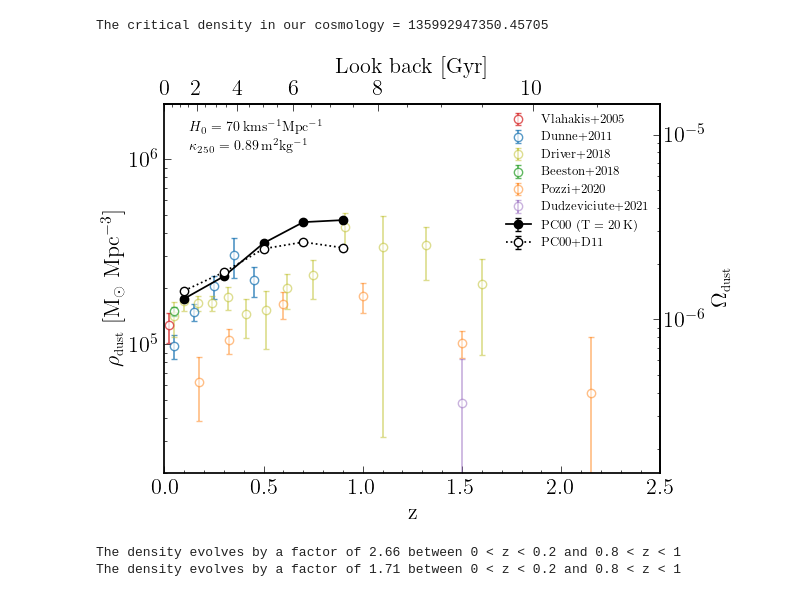
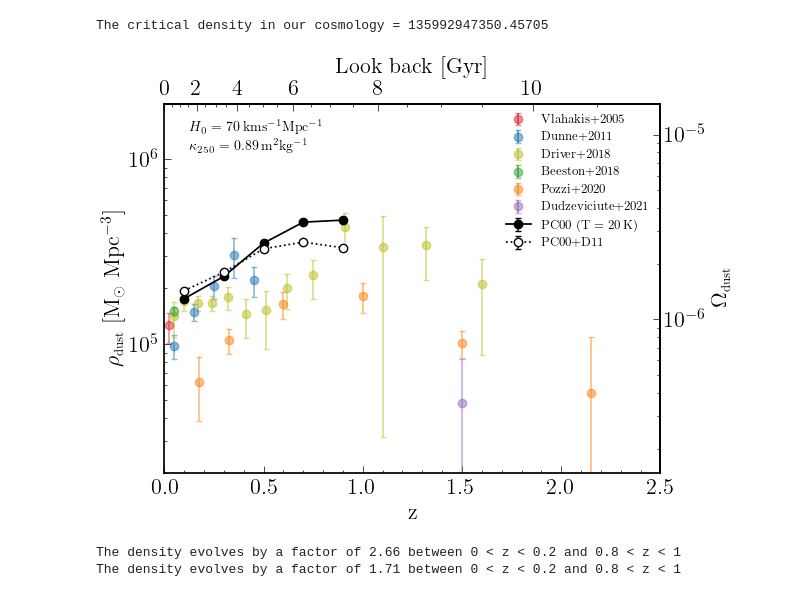
Before and after one commit to BradleyAWard/Thesis-Chapter-3-Dust-Mass-Functions, a Jupyter notebook: SGP_DMFs.ipynb, the cells around one changed output. Drawn from its saved outputs; the diff is of its cells as text; code cells hidden in the pictures.

```diff
--- a/SGP_DMFs.ipynb
+++ b/SGP_DMFs.ipynb
@@ -568,19 +635,19 @@ z_range = np.linspace(0,3,1000)
 fig, ax = plt.subplots()
 
 # Vlahakis et al., 2005
-ax.errorbar(literature_h70_k089['Vlahakis+2005']['z_bin_centers'], literature_h70_k089['Vlahakis+2005']['logm_star'], xerr=np.diff(literature_h70_k089['Vlahakis+2005']['z_bins'])/2, yerr=(literature_h70_k089['Vlahakis+2005']['logm_star']-literature_h70_k089['Vlahakis+2005']['logm_star_low'], literature_h70_k089['Vlahakis+2005']['logm_star_high']-literature_h70_k089['Vlahakis+2005']['logm_star']), fmt='o', c='tab:red', alpha=0.75, label='Vlahakis+2005')
+ax.errorbar(literature_h70_k089['Vlahakis+2005']['z_bin_centers'], literature_h70_k089['Vlahakis+2005']['logm_star'], xerr=np.diff(literature_h70_k089['Vlahakis+2005']['z_bins'])/2, yerr=(literature_h70_k089['Vlahakis+2005']['logm_star']-literature_h70_k089['Vlahakis+2005']['logm_star_low'], literature_h70_k089['Vlahakis+2005']['logm_star_high']-literature_h70_k089['Vlahakis+2005']['logm_star']), fmt='o', c='tab:red', mfc='tab:red', alpha=0.5, label='Vlahakis+2005')
 
 # Dunne et al., 2011
-ax.errorbar(literature_h70_k089['Dunne+2011']['z_bin_centers'], literature_h70_k089['Dunne+2011']['logm_star'], xerr=np.diff(literature_h70_k089['Dunne+2011']['z_bins'])/2, yerr=(literature_h70_k089['Dunne+2011']['logm_star']-literature_h70_k089['Dunne+2011']['logm_star_low'], literature_h70_k089['Dunne+2011']['logm_star_high']-literature_h70_k089['Dunne+2011']['logm_star']), fmt='o', c='tab:blue', alpha=0.75, label='Dunne+2011')
+ax.errorbar(literature_h70_k089['Dunne+2011']['z_bin_centers'], literature_h70_k089['Dunne+2011']['logm_star'], xerr=np.diff(literature_h70_k089['Dunne+2011']['z_bins'])/2, yerr=(literature_h70_k089['Dunne+2011']['logm_star']-literature_h70_k089['Dunne+2011']['logm_star_low'], literature_h70_k089['Dunne+2011']['logm_star_high']-literature_h70_k089['Dunne+2011']['logm_star']), fmt='o', c='tab:blue', mfc='tab:blue', alpha=0.5, label='Dunne+2011')
 
 # Beeston et al., 2018
-ax.errorbar(literature_h70_k089['Beeston+2018']['z_bin_centers'], literature_h70_k089['Beeston+2018']['logm_star'], xerr=np.diff(literature_h70_k089['Beeston+2018']['z_bins'])/2, yerr=(literature_h70_k089['Beeston+2018']['logm_star']-literature_h70_k089['Beeston+2018']['logm_star_low'], literature_h70_k089['Beeston+2018']['logm_star_high']-literature_h70_k089['Beeston+2018']['logm_star']), fmt='o', c='tab:green', alpha=0.75, label='Beeston+2018')
+ax.errorbar(literature_h70_k089['Beeston+2018']['z_bin_centers'], literature_h70_k089['Beeston+2018']['logm_star'], xerr=np.diff(literature_h70_k089['Beeston+2018']['z_bins'])/2, yerr=(literature_h70_k089['Beeston+2018']['logm_star']-literature_h70_k089['Beeston+2018']['logm_star_low'], literature_h70_k089['Beeston+2018']['logm_star_high']-literature_h70_k089['Beeston+2018']['logm_star']), fmt='o', c='tab:green', mfc='tab:green', alpha=0.5, label='Beeston+2018')
 
 # Pozzi et al., 2020
-ax.errorbar(literature_h70_k089['Pozzi+2020']['z_bin_centers'], literature_h70_k089['Pozzi+2020']['logm_star'], xerr=np.diff(literature_h70_k089['Pozzi+2020']['z_bins'])/2, yerr=(literature_h70_k089['Pozzi+2020']['logm_star']-literature_h70_k089['Pozzi+2020']['logm_star_low'], literature_h70_k089['Pozzi+2020']['logm_star_high']-literature_h70_k089['Pozzi+2020']['logm_star']), fmt='o', c='tab:orange', alpha=0.75, label='Pozzi+2020')
+ax.errorbar(literature_h70_k089['Pozzi+2020']['z_bin_centers'], literature_h70_k089['Pozzi+2020']['logm_star'], xerr=np.diff(literature_h70_k089['Pozzi+2020']['z_bins'])/2, yerr=(literature_h70_k089['Pozzi+2020']['logm_star']-literature_h70_k089['Pozzi+2020']['logm_star_low'], literature_h70_k089['Pozzi+2020']['logm_star_high']-literature_h70_k089['Pozzi+2020']['logm_star']), fmt='o', c='tab:orange', mfc='tab:orange', alpha=0.5, label='Pozzi+2020')
 
 # Dudzeviciute et al., 2021
-ax.errorbar(literature_h70_k089['Dudzeviciute+2021']['z_bin_centers'], literature_h70_k089['Dudzeviciute+2021']['logm_star'], xerr=0.5, yerr=(literature_h70_k089['Dudzeviciute+2021']['logm_star']-literature_h70_k089['Dudzeviciute+2021']['logm_star_low'], literature_h70_k089['Dudzeviciute+2021']['logm_star_high']-literature_h70_k089['Dudzeviciute+2021']['logm_star']), fmt='o', c='tab:purple', alpha=0.75, label='Dudzeviciute+2021')
+ax.errorbar(literature_h70_k089['Dudzeviciute+2021']['z_bin_centers'], literature_h70_k089['Dudzeviciute+2021']['logm_star'], xerr=0.5, yerr=(literature_h70_k089['Dudzeviciute+2021']['logm_star']-literature_h70_k089['Dudzeviciute+2021']['logm_star_low'], literature_h70_k089['Dudzeviciute+2021']['logm_star_high']-literature_h70_k089['Dudzeviciute+2021']['logm_star']), fmt='o', c='tab:purple', mfc='tab:purple', alpha=0.5, label='Dudzeviciute+2021')
 
 # Error bars for SGP models
 ax.errorbar(SGP_pc00_t20['z_bin_centers'], results_pc00_t20['logm_star'], xerr=np.diff(z_bins)/2, yerr=(results_pc00_t20['logm_star']-results_pc00_t20['logm_star_low'], results_pc00_t20['logm_star_high']-results_pc00_t20['logm_star']), fmt='o', mfc='k', c='k', label=r'PC00 (T = 20\,K)')
@@ -670,52 +737,52 @@ The critical density in our cosmology = 135992947350.45705
 fig, ax = plt.subplots()
 
 # Vlahakis et al., 2005
-ax.errorbar(literature_h70_k089['Vlahakis+2005']['z_bin_centers'], literature_h70_k089['Vlahakis+2005']['dmd'], yerr=(literature_h70_k089['Vlahakis+2005']['dmd_high']-literature_h70_k089['Vlahakis+2005']['dmd'], literature_h70_k089['Vlahakis+2005']['dmd']-literature_h70_k089['Vlahakis+2005']['dmd_low']), fmt='o', c='tab:red', label='Vlahakis+2005', alpha=0.75)
+ax.errorbar(literature_h70_k089['Vlahakis+2005']['z_bin_centers'], literature_h70_k089['Vlahakis+2005']['dmd'], yerr=(literature_h70_k089['Vlahakis+2005']['dmd_high']-literature_h70_k089['Vlahakis+2005']['dmd'], literature_h70_k089['Vlahakis+2005']['dmd']-literature_h70_k089['Vlahakis+2005']['dmd_low']), fmt='o', c='tab:red', mfc='tab:red', label='Vlahakis+2005', alpha=0.5)
 
 # Dunne et al., 2011
-ax.errorbar(literature_h70_k089['Dunne+2011']['z_bin_centers'], literature_h70_k089['Dunne+2011']['dmd'], yerr=(literature_h70_k089['Dunne+2011']['dmd_high']-literature_h70_k089['Dunne+2011']['dmd'], literature_h70_k089['Dunne+2011']['dmd']-literature_h70_k089['Dunne+2011']['dmd_low']), fmt='o', c='tab:blue', label='Dunne+2011', alpha=0.75)
+ax.errorbar(literature_h70_k089['Dunne+2011']['z_bin_centers'], literature_h70_k089['Dunne+2011']['dmd'], yerr=(literature_h70_k089['Dunne+2011']['dmd_high']-literature_h70_k089['Dunne+2011']['dmd'], literature_h70_k089['Dunne+2011']['dmd']-literature_h70_k089['Dunne+2011']['dmd_low']), fmt='o', c='tab:blue', mfc='tab:blue', label='Dunne+2011', alpha=0.5)
 
 # Driver et al., 2018
-ax.errorbar(literature_h70_k089['Driver+2018']['z_bin_centers'], literature_h70_k089['Driver+2018']['dmd'], yerr=(literature_h70_k089['Driver+2018']['dmd_high']-literature_h70_k089['Driver+2018']['dmd'], literature_h70_k089['Driver+2018']['dmd']-literature_h70_k089['Driver+2018']['dmd_low']), fmt='o', c='tab:olive', label='Driver+2018', alpha=0.5)
+ax.errorbar(literature_h70_k089['Driver+2018']['z_bin_centers'], literature_h70_k089['Driver+2018']['dmd'], yerr=(literature_h70_k089['Driver+2018']['dmd_high']-literature_h70_k089['Driver+2018']['dmd'], literature_h70_k089['Driver+2018']['dmd']-literature_h70_k089['Driver+2018']['dmd_low']), fmt='o', c='tab:olive', mfc='tab:olive', label='Driver+2018', alpha=0.5)
 
 # Beeston et al., 2018
-ax.errorbar(literature_h70_k089['Beeston+2018']['z_bin_centers'], literature_h70_k089['Beeston+2018']['dmd'], yerr=(literature_h70_k089['Beeston+2018']['dmd_high']-literature_h70_k089['Beeston+2018']['dmd'], literature_h70_k089['Beeston+2018']['dmd']-literature_h70_k089['Beeston+2018']['dmd_low']), fmt='o', c='tab:green', label='Beeston+2018', alpha=0.75)
+ax.errorbar(literature_h70_k089['Beeston+2018']['z_bin_centers'], literature_h70_k089['Beeston+2018']['dmd'], yerr=(literature_h70_k089['Beeston+2018']['dmd_high']-literature_h70_k089['Beeston+2018']['dmd'], literature_h70_k089['Beeston+2018']['dmd']-literature_h70_k089['Beeston+2018']['dmd_low']), fmt='o', c='tab:green', mfc='tab:green', label='Beeston+2018', alpha=0.5)
 
 # Pozzi et al., 2020
-ax.errorbar(literature_h70_k089['Pozzi+2020']['z_bin_centers'], literature_h70_k089['Pozzi+2020']['dmd'], yerr=(literature_h70_k089['Pozzi+2020']['dmd_high']-literature_h70_k089['Pozzi+2020']['dmd'], literature_h70_k089['Pozzi+2020']['dmd']-literature_h70_k089['Pozzi+2020']['dmd_low']), fmt='o', c='tab:orange', label='Pozzi+2020', alpha=0.5)
+ax.errorbar(literature_h70_k089['Pozzi+2020']['z_bin_centers'], literature_h70_k089['Pozzi+2020']['dmd'], yerr=(literature_h70_k089['Pozzi+2020']['dmd_high']-literature_h70_k089['Pozzi+2020']['dmd'], literature_h70_k089['Pozzi+2020']['dmd']-literature_h70_k089['Pozzi+2020']['dmd_low']), fmt='o', c='tab:orange', mfc='tab:orange', label='Pozzi+2020', alpha=0.5)
 
 # Dudzeviciute et al., 2021
-ax.errorbar(literature_h70_k089['Dudzeviciute+2021']['z_bin_centers'], literature_h70_k089['Dudzeviciute+2021']['dmd'], yerr=(literature_h70_k089['Dudzeviciute+2021']['dmd_high']-literature_h70_k089['Dudzeviciute+2021']['dmd'], literature_h70_k089['Dudzeviciute+2021']['dmd']-literature_h70_k089['Dudzeviciute+2021']['dmd_low']), fmt='o', c='tab:purple', label='Dudzeviciute+2021', alpha=0.5)
+ax.errorbar(literature_h70_k089['Dudzeviciute+2021']['z_bin_centers'], literature_h70_k089['Dudzeviciute+2021']['dmd'], yerr=(literature_h70_k089['Dudzeviciute+2021']['dmd_high']-literature_h70_k089['Dudzeviciute+2021']['dmd'], literature_h70_k089['Dudzeviciute+2021']['dmd']-literature_h70_k089['Dudzeviciute+2021']['dmd_low']), fmt='o', c='tab:purple', mfc='tab:purple', label='Dudzeviciute+2021', alpha=0.5)
 
 # Dust mass densities from SGP models
 ax.errorbar(SGP_pc00_t20['z_bin_centers'], results_pc00_t20['dmd'], yerr=(results_pc00_t20['dmd_high']-results_pc00_t20['dmd'], results_pc00_t20['dmd']-results_pc00_t20['dmd_low']), fmt='o-', mfc='k', c='k', label=r'PC00 (T = 20\,K)')
 ax.errorbar(SGP_pc00_d11['z_bin_centers'], results_pc00_d11['dmd'], yerr=(results_pc00_d11['dmd_high']-results_pc00_d11['dmd'], results_pc00_d11['dmd']-results_pc00_d11['dmd_low']), fmt='o:', mfc='white', c='k', label=r'PC00+D11')
 
 # Cosmology text
 ax.text(0.05, 0.925, r'$H_0$ = 70\,kms$^{-1}$Mpc$^{-1}$', fontsize=10, transform=ax.transAxes)
 ax.text(0.05, 0.875, r'$\kappa_{250}$ = 0.89\,m$^{2}$kg$^{-1}$', fontsize=10, transform=ax.transAxes)
 
 # Second axes for lookback time and dust density parameter
 ax.semilogy()
 ax.tick_params(axis='x', which='both', top=False)
 ax.tick_params(axis='y', which='both', right=False)
 secax_x = ax.secondary_xaxis('top', functions=(z_to_lookback, lookback_to_z))
 secax_y = ax.secondary_yaxis('right', functions=(density_to_density_parameter, density_parameter_to_density))
 secax.set_xticks(np.array([0,2,4,6,8,10,12]))
 
 ax.set_xlim(0,2.5)
 ax.set_ylim(2e4, 2e6)
 ax.set_xlabel(r'z')
 ax.set_ylabel(r'$\rho_{\textrm{\small dust}}$ [M$_\odot$ Mpc$^{-3}$]')
 secax_x.set_xlabel(r'Look back [Gyr]')
 secax_y.set_ylabel(r'$\Omega_{\textrm{\small dust}}$')
 leg = ax.legend(fontsize=9, loc='upper right')
 for lh in leg.legendHandles:
     lh.set_alpha(0.75)
 plt.savefig(os.getcwd() + '/figures/Figure_3_8.pdf', dpi=1000, bbox_inches='tight')
 plt.show()
 # %% [output]
-[figure, old version]
+[figure, new version]
 # %%
 # Density evolution from first to last redshift bin
 print('The density evolves by a factor of {:.2f} between 0 < z < 0.2 and 0.8 < z < 1'.format(results_pc00_t20['dmd'][-1]/results_pc00_t20['dmd'][0]))
```
Also changed, not shown: parts of 7 cells of this notebook, 9 other files.
